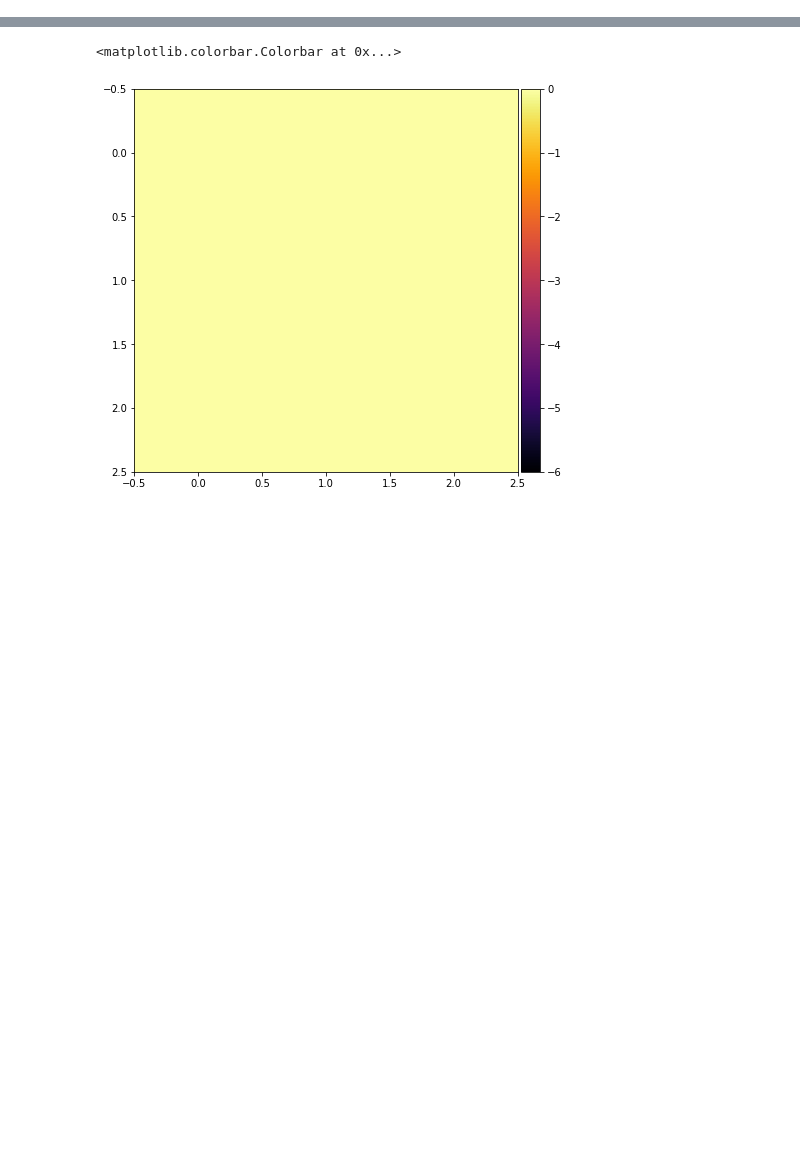
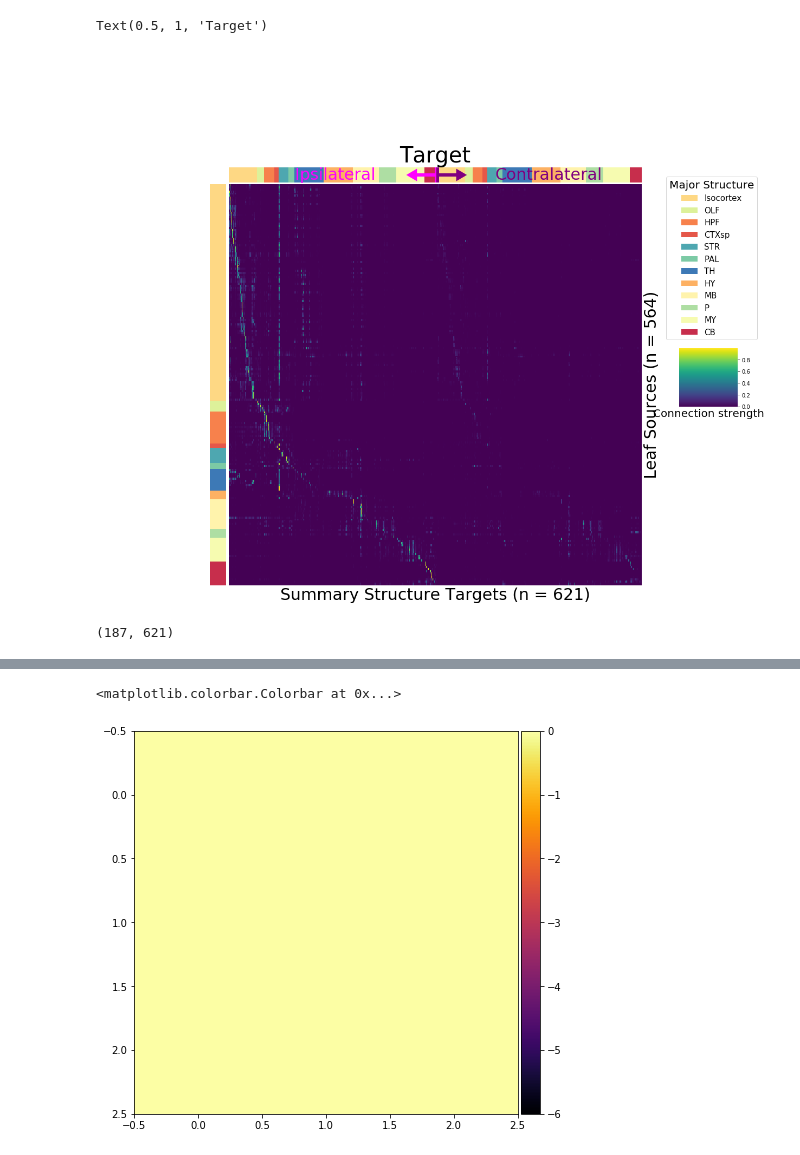
Before and after one commit to AllenInstitute/mouse_connectivity_models, a Jupyter notebook: analyses/paper/figures/Figure2_connectivity.ipynb, the cells around one changed output, grey strips where cells are left out. Saved outputs shown, nothing was run; the diff lists cells and outputs as text; code cells hidden in the pictures; blank space fills up the shorter version.

Commit message:
prior to fixing norm problem... lots of figures but code not totally clean

```diff
--- a/analyses/paper/figures/Figure2_connectivity.ipynb
+++ b/analyses/paper/figures/Figure2_connectivity.ipynb
@@ -8,3 +65,6 @@ wt_conn = pd.read_csv('/Users/samsonkoelle/wt_leafsmooth_leafsurface_sumtarget.c
+# %%
+wt_conn = wt_conn.loc[dists.index]
+wt_conn = wt_conn.loc[:,dists.columns]
 # %%
 nonzero_ind = np.where(np.sum(wt_conn, axis = 1) > 0)[0]
 wt_conn_nonzero = wt_conn.iloc[nonzero_ind]
@@ -80,0 +126,4 @@ major_ontoloogy_nonzero = np.asarray(major_ontoloogy)[nonzero_ind]
+# %%
+#np.save('/Users/samsonkoelle/alleninstitute/sambranch/mouse_connectivity_models/analyses/paper/getinfo/ontological_order_summary_majors_names_v3', ontological_order_summary_majors_names)
+oos_ic_majors = np.load('/Users/samsonkoelle/alleninstitute/sambranch/mouse_connectivity_models/analyses/paper/getinfo/oos_ic_majors_v3.npy')
+ool_ic_majors = np.load('/Users/samsonkoelle/alleninstitute/sambranch/mouse_connectivity_models/analyses/paper/getinfo/ool_majors_names_v3.npy')
@@ -81,8 +153,8 @@ major_ontoloogy_nonzero = np.asarray(major_ontoloogy)[nonzero_ind]
 # %%
-crow = np.zeros((121,4), dtype  =float)
+crow = np.zeros((nsource,4), dtype  =float)
 
-for i in range(121):
-    crow[i,:] = np.asarray(cs_col_ipsi_dict[major_ontoloogy_nonzero[i]])
+for i in range(nsource):
+    crow[i,:] = np.asarray(cs_col_ipsi_dict[ool_ic_majors[nonzero_ind][i]])
 # %%
 import matplotlib.pyplot as mpl
 import matplotlib
@@ -92,3 +165,40 @@ import seaborn as sns
 
 reo = [4,7,2,1,10,9,11,3,5,8,6,0]
 handles = [mpatches.Patch(color =  cs_col_ipsi_dict[major_structures[i]], label = major_structures[i]) for i in reo]
+# %%
+g= sns.clustermap(wt_conn_nonzero, col_cluster = False, row_cluster = False, col_colors=ccol,
+                  row_colors = crow, figsize = (15,15), cmap = 'viridis')
+g.ax_heatmap.set_xticks([])
+g.ax_heatmap.set_yticks([])
+g.ax_heatmap.set_yticklabels([])
+g.ax_heatmap.set_xticklabels([])
+g.ax_heatmap.set_xlabel('Summary Structure Targets (n = 621)', fontsize = 30)
+g.ax_heatmap.set_ylabel('Leaf Sources (n = 564)', fontsize = 30)
+#g.set_title('Source-target distances', fontsize = 40)
+ax = gcf().add_axes((0.6,1.,0.,0.))
+ax.xaxis.set_visible(False)
+ax.yaxis.set_visible(False)
+for label in np.asarray(major_structures)[reo]:
+    ax.bar(0, 0, color=cs_col_ipsi_dict[label], label=label, linewidth=0.)
+l4 = ax.legend(title='Major Structure', ncol=1, bbox_to_anchor=(1.14, .8), bbox_transform=gcf().transFigure, fontsize = 15,title_fontsize=20)
+
+g.ax_cbar.set_xlabel('Connection strength', rotation=0, fontsize = 20)
+g.ax_cbar.set_position([1.0,0.4,.1,.1])
+g.ax_cbar.axhline(15, color = 'red', linewidth = 5)
+g.ax_col_colors.text(100.,.8, 'Ipsilateral', fontsize = 30, color  = 'fuchsia')
+g.ax_col_colors.text(400.,.8, 'Contralateral', fontsize = 30, color  = 'purple')
+g.ax_col_colors.axvline(311, color = 'fuchsia', linewidth  = 5)
+g.ax_col_colors.arrow(311,.5,-30,0, color = 'fuchsia', linewidth  = 5,head_width=.5, head_length=10)
+g.ax_col_colors.arrow(314,.5,30,0, color = 'purple', linewidth  = 5,head_width=.5, head_length=10)
+g.ax_col_colors.axvline(314, color = 'purple', linewidth  = 5)
+g.ax_col_colors.set_title('Target', fontsize = 40)
+# plt.subplots_adjust(top = 1, bottom = 0, right = 1, left = 0,
+#             hspace = 0, wspace = 0)
+
+#plt.savefig('/Users/samsonkoelle/alleninstitute/sambranch/mouse_connectivity_models/paper/figures/distances_nice.png', pad_inches = 0)
+
+#plt.savefig('/Users/samsonkoelle/distances.png', bbox_inches = [0,0,1.,1.],
+#    pad_inches = 0)
+# %% [output]
+Text(0.5, 1, 'Target')
+[figure, added]
@@ -94,0 +207,4 @@ handles = [mpatches.Patch(color =  cs_col_ipsi_dict[major_structures[i]], label
+# %%
+log_wt_conn_nonzero.shape
+# %% [output]
+(187, 621)
```
Also changed, not shown: parts of 26 cells of this notebook, 3 other files.
